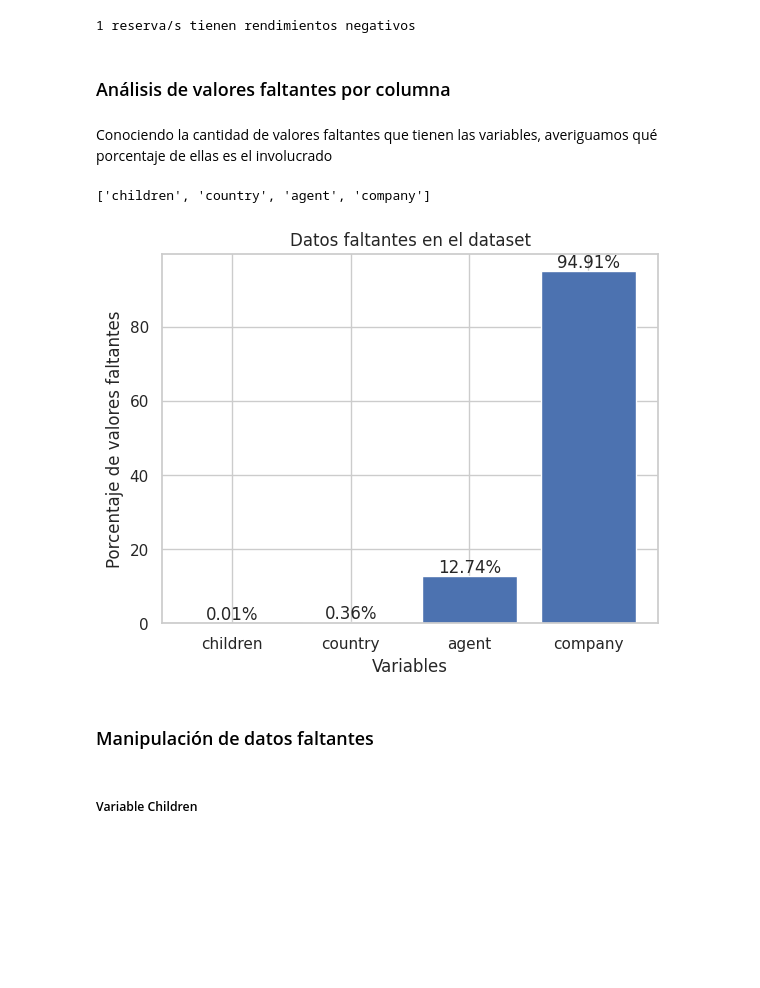
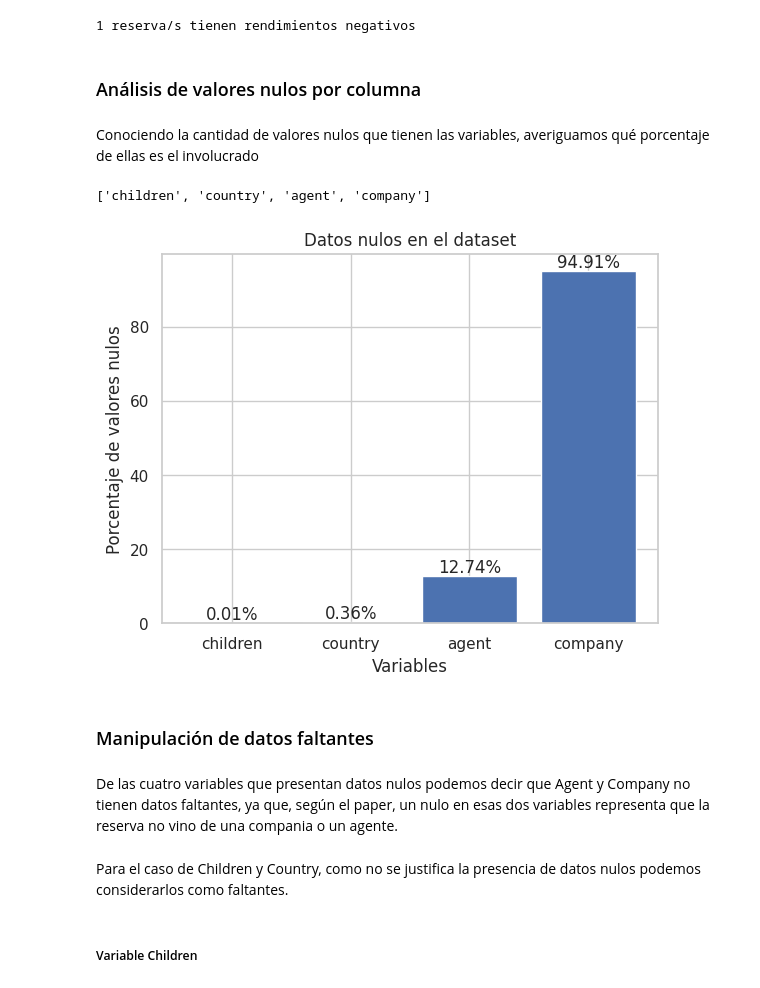
Before and after one commit to IglesiasT/7506R-1C2023-GRUPO30, a Jupyter notebook: 7506R_TP1_GRUPO30_CHP1_ENTREGA.ipynb, the cells around one changed output. Saved outputs shown, nothing was run; the diff lists cells and outputs as text; code cells hidden in the pictures; blank space fills up the shorter version.

```diff
--- a/7506R_TP1_GRUPO30_CHP1_ENTREGA.ipynb
+++ b/7506R_TP1_GRUPO30_CHP1_ENTREGA.ipynb
@@ -1065,37 +1067,41 @@ print(f'{(df_copia["adr"] < 0).sum()} reserva/s tienen rendimientos negativos')
 # %% [output]
 1 reserva/s tienen rendimientos negativos
 # %% [markdown]
-### Análisis de valores faltantes por columna
+### Análisis de valores nulos por columna
 # %% [markdown]
-Conociendo la cantidad de valores faltantes que tienen las variables, averiguamos qué porcentaje de ellas es el involucrado
+Conociendo la cantidad de valores nulos que tienen las variables, averiguamos qué porcentaje de ellas es el involucrado
 # %%
-# Lista con las columnas que tienen datos faltantes
-columnas_con_faltantes = [columna for columna in df_copia.columns if df_copia[columna].isnull().any()]
+# Lista con las columnas que tienen datos nulos
+columnas_con_nulos = [columna for columna in df_copia.columns if df_copia[columna].isnull().any()]
 
-print(columnas_con_faltantes)
+print(columnas_con_nulos)
 # %% [output]
 ['children', 'country', 'agent', 'company']
 # %%
-porcentaje_faltantes_por_columna = []
+porcentaje_nulos_por_columna = []
 
-for columna in columnas_con_faltantes:
-  faltantes = df_copia[columna].isnull().sum() / len(df_copia[columna]) * 100
-  porcentaje_faltantes_por_columna.append(faltantes)
+for columna in columnas_con_nulos:
+  nulos = df_copia[columna].isnull().sum() / len(df_copia[columna]) * 100
+  porcentaje_nulos_por_columna.append(nulos)
 
-plt.bar(columnas_con_faltantes, porcentaje_faltantes_por_columna)
+plt.bar(columnas_con_nulos, porcentaje_nulos_por_columna)
 
 # Etiquetas y título
 plt.xlabel('Variables')
-plt.ylabel('Porcentaje de valores faltantes')
-plt.title('Datos faltantes en el dataset')
+plt.ylabel('Porcentaje de valores nulos')
+plt.title('Datos nulos en el dataset')
 
 # Porcentajes sobre cada barra
-for i, v in enumerate(porcentaje_faltantes_por_columna):
+for i, v in enumerate(porcentaje_nulos_por_columna):
     plt.text(i, v + 1, f"{v:.2f}%", ha='center')
 
 # Mostrar grafico
 plt.show()
 # %% [output]
-[figure, old version]
+[figure, new version]
 # %% [markdown]
 ### Manipulación de datos faltantes
+# %% [markdown]
+De las cuatro variables que presentan datos nulos podemos decir que Agent y Company no tienen datos faltantes, ya que, según el paper, un nulo en esas dos variables representa que la reserva no vino de una compania o un agente.
+# %% [markdown]
+Para el caso de Children y Country, como no se justifica la presencia de datos nulos podemos considerarlos como faltantes.
```
Also changed, not shown: parts of 189 cells of this notebook, 1 other file.
